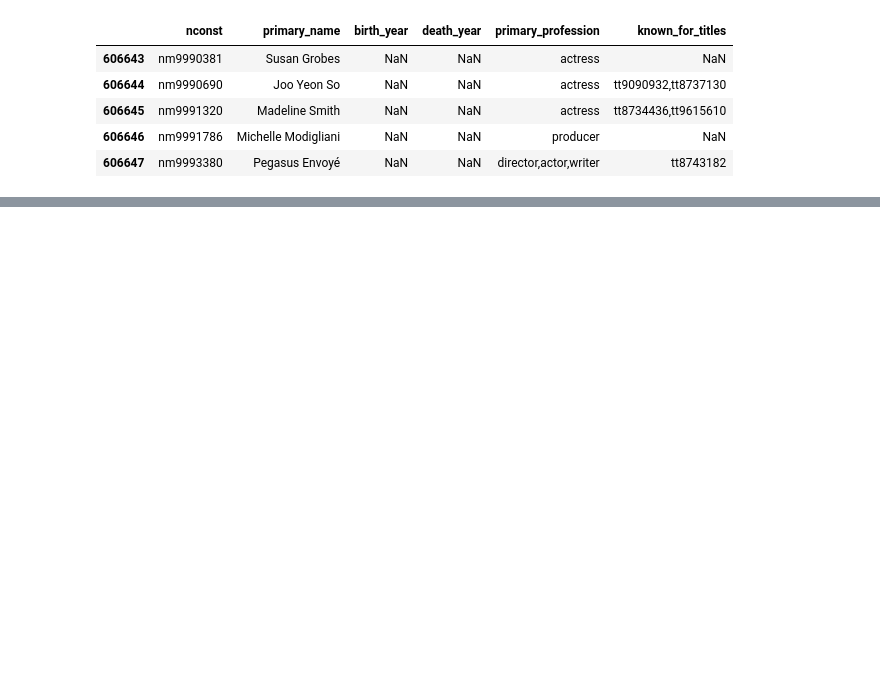
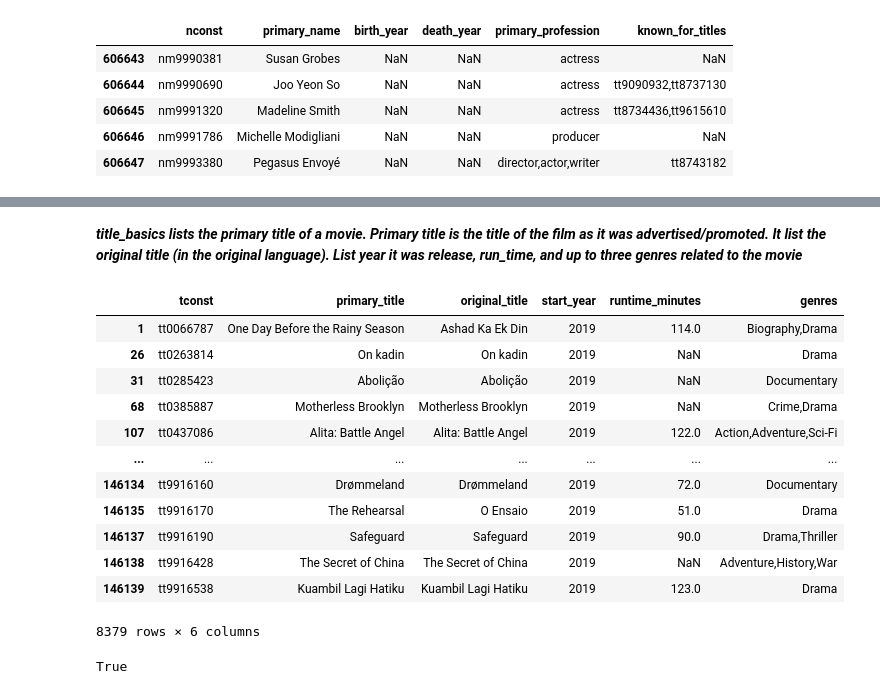
Before and after one commit to itcalderon/2020-movie-analysis, a Jupyter notebook: imdb_eda.ipynb, the cells around one changed output, grey strips where cells are left out. Drawn from its saved outputs; the diff is of its cells as text; code cells hidden in the pictures; blank space fills up the shorter version.

```diff
--- a/imdb_eda.ipynb
+++ b/imdb_eda.ipynb
@@ -44,0 +160,3 @@ memory usage: 27.8+ MB
+# %%
+title_basics = pd.read_csv('Data/imdb.title.basics.csv')
+title_basics.head()
@@ -44,0 +179,24 @@ memory usage: 27.8+ MB
+# %% [markdown]
+***title_basics lists the primary title of a movie. Primary title is the title of the film as it was advertised/promoted. It list the original title (in the original language). List year it was release, run_time, and up to three genres related to the movie***
+# %%
+title_basics[title_basics.start_year == 2019]
+# %% [output]
+|  | tconst | primary_title | original_title | start_year | runtime_minutes | genres |
+| 1 | tt0066787 | One Day Before the Rainy Season | Ashad Ka Ek Din | 2019 | 114.0 | Biography,Drama |
+| 26 | tt0263814 | On kadin | On kadin | 2019 | NaN | Drama |
+| 31 | tt0285423 | Abolição | Abolição | 2019 | NaN | Documentary |
+| 68 | tt0385887 | Motherless Brooklyn | Motherless Brooklyn | 2019 | NaN | Crime,Drama |
+| 107 | tt0437086 | Alita: Battle Angel | Alita: Battle Angel | 2019 | 122.0 | Action,Adventure,Sci-Fi |
+| ... | ... | ... | ... | ... | ... | ... |
+| 146134 | tt9916160 | Drømmeland | Drømmeland | 2019 | 72.0 | Documentary |
+| 146135 | tt9916170 | The Rehearsal | O Ensaio | 2019 | 51.0 | Drama |
+| 146137 | tt9916190 | Safeguard | Safeguard | 2019 | 90.0 | Drama,Thriller |
+| 146138 | tt9916428 | The Secret of China | The Secret of China | 2019 | NaN | Adventure,History,War |
+| 146139 | tt9916538 | Kuambil Lagi Hatiku | Kuambil Lagi Hatiku | 2019 | 123.0 | Drama |
+8379 rows × 6 columns
+# %%
+# write function that returns true if Sci-Fi is a genre for a movie
+example = title_basics.iloc[107].genres
+'Sci-Fi' in example
+# %% [output]
+True
```
Also changed, not shown: parts of 52 cells of this notebook, 2 other files.
